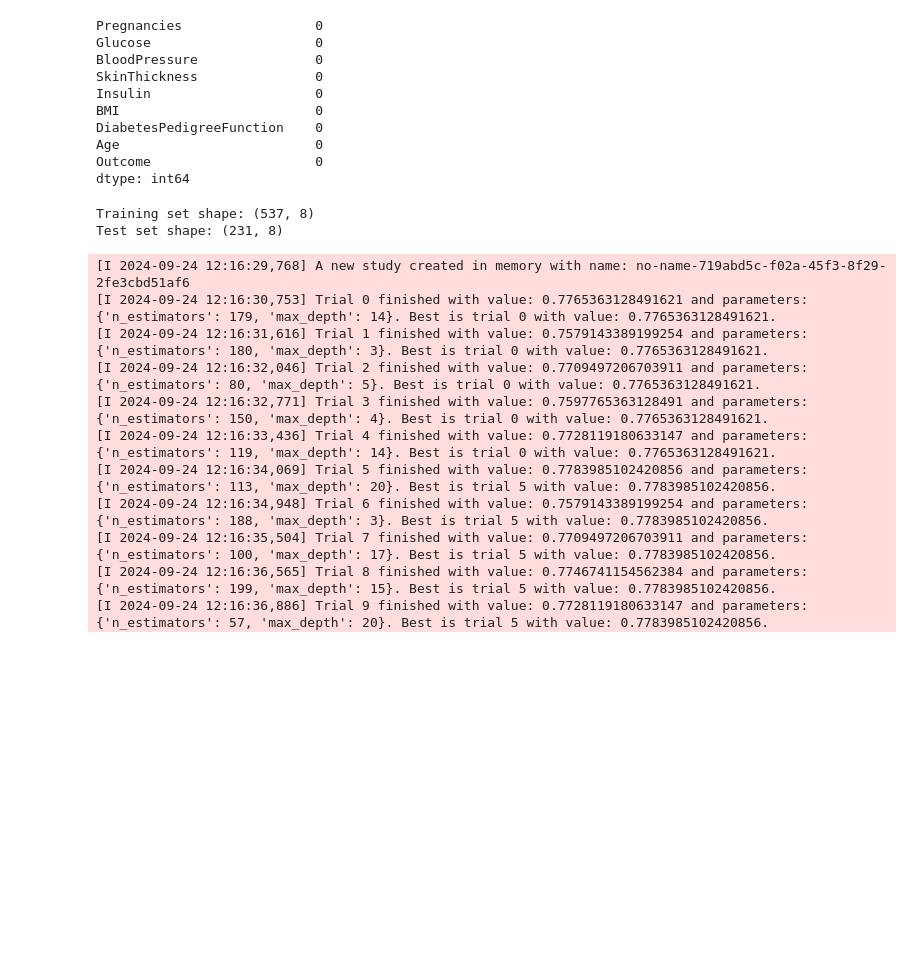
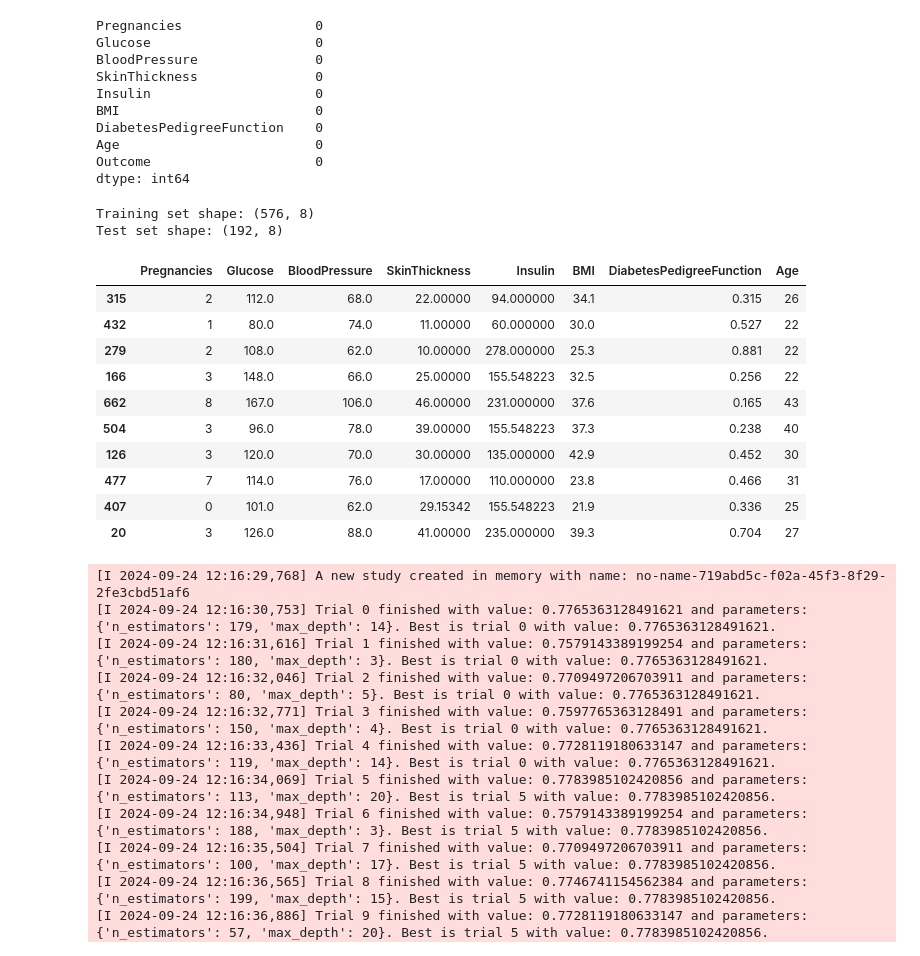
Before and after one commit to stardust453/learning-notebooks, a Jupyter notebook: optuna_basics-ML.ipynb, the cells around one changed output. Drawn from its saved outputs; the diff is of its cells as text; code cells hidden in the pictures; blank space fills up the shorter version.

```diff
--- a/optuna_basics-ML.ipynb
+++ b/optuna_basics-ML.ipynb
@@ -77,7 +125,7 @@ X = df.drop('Outcome', axis=1)
 y = df['Outcome']
 
 # Split data into training and test sets (70% train, 30% test)
-X_train, X_test, y_train, y_test = train_test_split(X, y, test_size=0.3, random_state=42)
+X_train, X_test, y_train, y_test = train_test_split(X, y, test_size=0.25, random_state=42)
 
 # Optional: Scale the data for better model performance
 scaler = StandardScaler()
@@ -88,5 +136,19 @@ X_test = scaler.transform(X_test)
 print(f'Training set shape: {X_train.shape}')
 print(f'Test set shape: {X_test.shape}')
 # %% [output]
-Training set shape: (537, 8)
-Test set shape: (231, 8)
+Training set shape: (576, 8)
+Test set shape: (192, 8)
+# %%
+X.sample(10)
+# %% [output]
+|  | Pregnancies | Glucose | BloodPressure | SkinThickness | Insulin | BMI | DiabetesPedigreeFunction | Age |
+| 315 | 2 | 112.0 | 68.0 | 22.00000 | 94.000000 | 34.1 | 0.315 | 26 |
+| 432 | 1 | 80.0 | 74.0 | 11.00000 | 60.000000 | 30.0 | 0.527 | 22 |
+| 279 | 2 | 108.0 | 62.0 | 10.00000 | 278.000000 | 25.3 | 0.881 | 22 |
+| 166 | 3 | 148.0 | 66.0 | 25.00000 | 155.548223 | 32.5 | 0.256 | 22 |
+| 662 | 8 | 167.0 | 106.0 | 46.00000 | 231.000000 | 37.6 | 0.165 | 43 |
+| 504 | 3 | 96.0 | 78.0 | 39.00000 | 155.548223 | 37.3 | 0.238 | 40 |
+| 126 | 3 | 120.0 | 70.0 | 30.00000 | 135.000000 | 42.9 | 0.452 | 30 |
+| 477 | 7 | 114.0 | 76.0 | 17.00000 | 110.000000 | 23.8 | 0.466 | 31 |
+| 407 | 0 | 101.0 | 62.0 | 29.15342 | 155.548223 | 21.9 | 0.336 | 25 |
+| 20 | 3 | 126.0 | 88.0 | 41.00000 | 235.000000 | 39.3 | 0.704 | 27 |
```
Also changed, not shown: parts of 5 cells of this notebook.
